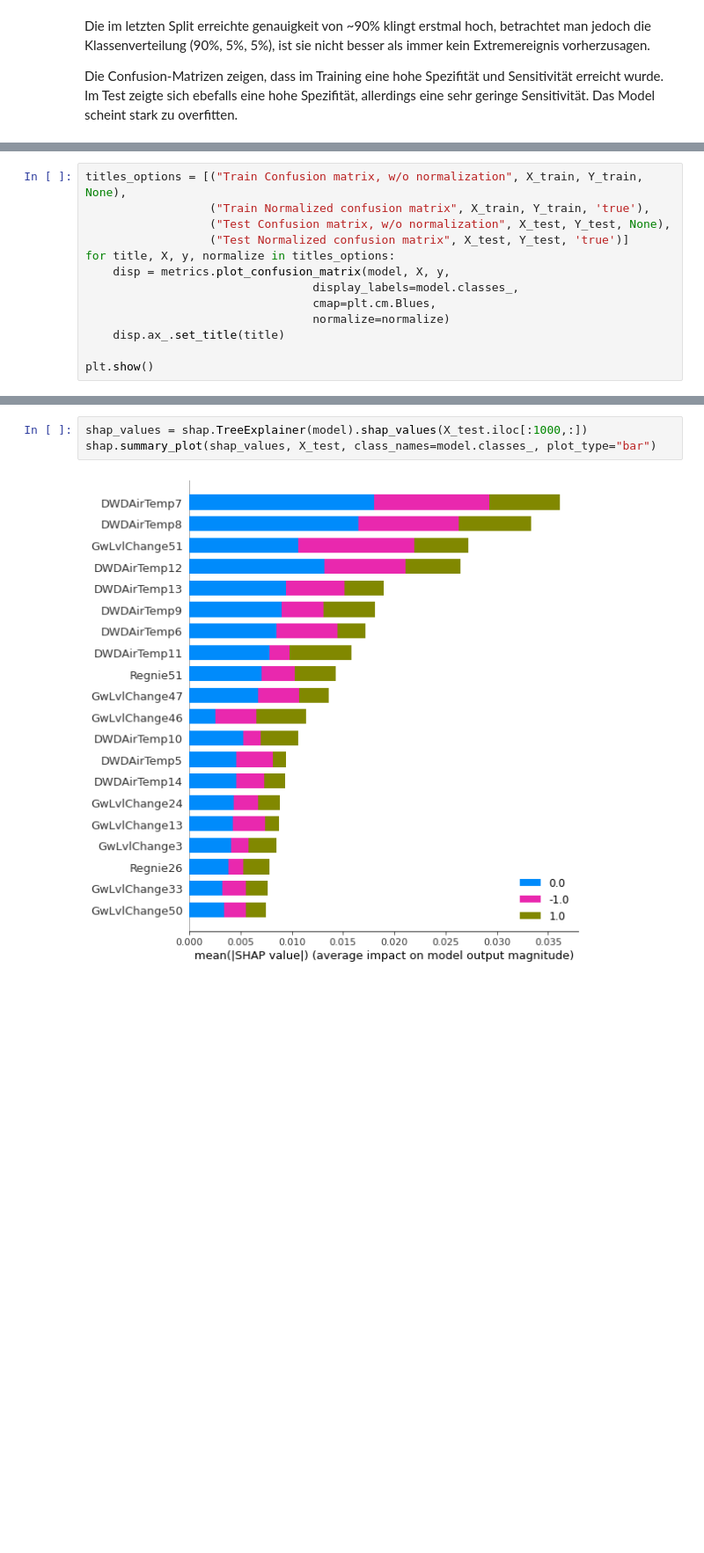
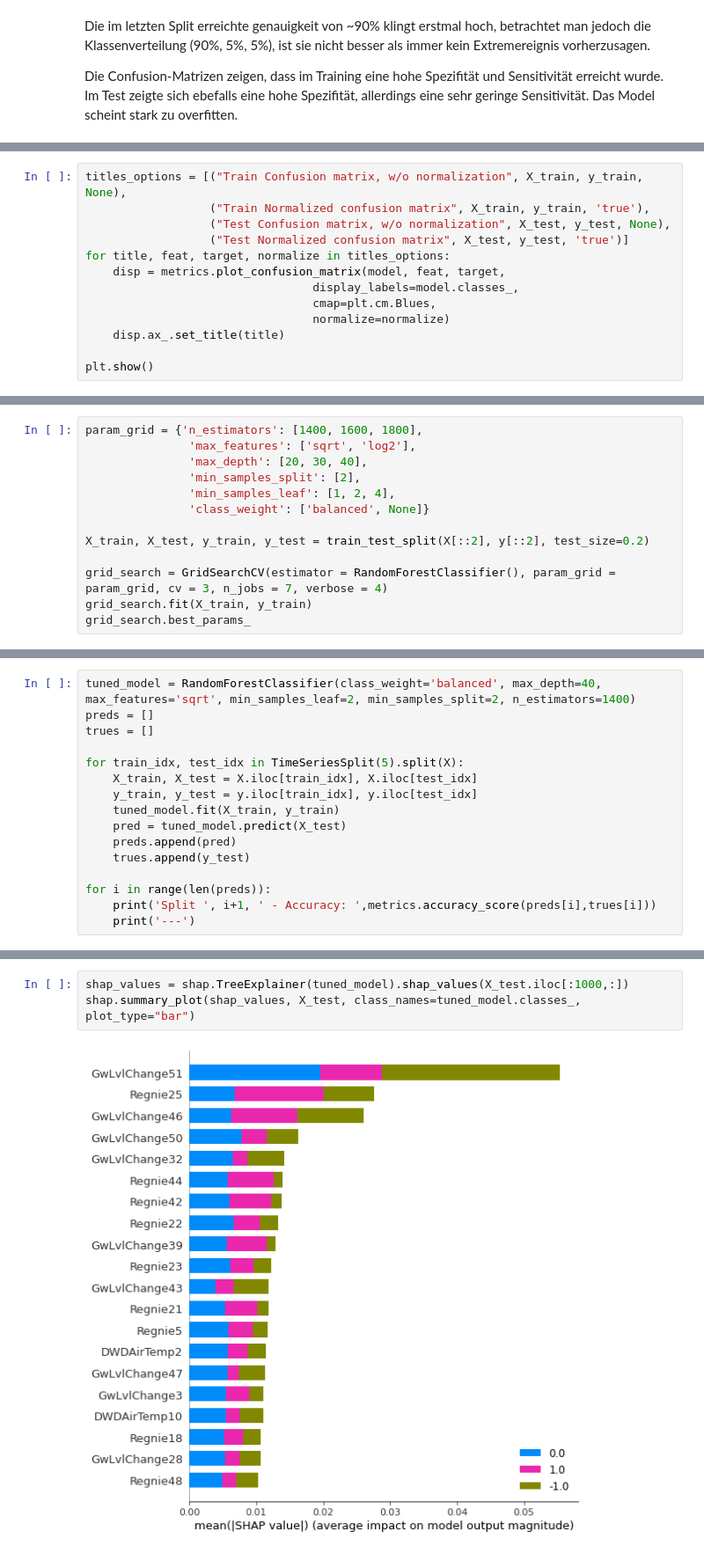
Before and after one commit to NHoose/BA-Dev, a Jupyter notebook: GruVXtreme/GruVXtreme-RF-PTGw.ipynb, the cells around one changed output, grey strips where cells are left out. Shown at 88% size. Drawn from its saved outputs; the diff is of its cells as text; blank space fills up the shorter version.

```diff
--- a/GruVXtreme/GruVXtreme-RF-PTGw.ipynb
+++ b/GruVXtreme/GruVXtreme-RF-PTGw.ipynb
@@ -112,10 +112,10 @@ Split  5  - Accuracy:  0.9393491964336419
 # %%
-titles_options = [("Train Confusion matrix, w/o normalization", X_train, Y_train, None),
-                  ("Train Normalized confusion matrix", X_train, Y_train, 'true'),
-                  ("Test Confusion matrix, w/o normalization", X_test, Y_test, None),
-                  ("Test Normalized confusion matrix", X_test, Y_test, 'true')]
-for title, X, y, normalize in titles_options:
-    disp = metrics.plot_confusion_matrix(model, X, y,
+titles_options = [("Train Confusion matrix, w/o normalization", X_train, y_train, None),
+                  ("Train Normalized confusion matrix", X_train, y_train, 'true'),
+                  ("Test Confusion matrix, w/o normalization", X_test, y_test, None),
+                  ("Test Normalized confusion matrix", X_test, y_test, 'true')]
+for title, feat, target, normalize in titles_options:
+    disp = metrics.plot_confusion_matrix(model, feat, target,
                                  display_labels=model.classes_,
                                  cmap=plt.cm.Blues,
                                  normalize=normalize)
@@ -129,0 +133,13 @@ plt.show()
+# %%
+param_grid = {'n_estimators': [1400, 1600, 1800],
+               'max_features': ['sqrt', 'log2'],
+               'max_depth': [20, 30, 40],
+               'min_samples_split': [2],
+               'min_samples_leaf': [1, 2, 4],
+               'class_weight': ['balanced', None]}
+
+X_train, X_test, y_train, y_test = train_test_split(X[::2], y[::2], test_size=0.2)
+
+grid_search = GridSearchCV(estimator = RandomForestClassifier(), param_grid = param_grid, cv = 3, n_jobs = 7, verbose = 4)
+grid_search.fit(X_train, y_train)
+grid_search.best_params_
@@ -129,0 +159,16 @@ plt.show()
+# %%
+tuned_model = RandomForestClassifier(class_weight='balanced', max_depth=40, max_features='sqrt', min_samples_leaf=2, min_samples_split=2, n_estimators=1400)
+preds = []
+trues = []
+
+for train_idx, test_idx in TimeSeriesSplit(5).split(X):
+    X_train, X_test = X.iloc[train_idx], X.iloc[test_idx]
+    y_train, y_test = y.iloc[train_idx], y.iloc[test_idx]
+    tuned_model.fit(X_train, y_train)
+    pred = tuned_model.predict(X_test)
+    preds.append(pred)
+    trues.append(y_test)
+
+for i in range(len(preds)):
+    print('Split ', i+1, ' - Accuracy: ',metrics.accuracy_score(preds[i],trues[i]))
+    print('---')
@@ -208,5 +287,5 @@ shap.summary_plot(shap_values, X_train, class_names=model.classes_, plot_type="b
 # %%
-shap_values = shap.TreeExplainer(model).shap_values(X_test.iloc[:1000,:])
-shap.summary_plot(shap_values, X_test, class_names=model.classes_, plot_type="bar")
+shap_values = shap.TreeExplainer(tuned_model).shap_values(X_test.iloc[:1000,:])
+shap.summary_plot(shap_values, X_test, class_names=tuned_model.classes_, plot_type="bar")
 # %% [output]
-[figure, old version]
+[figure, new version]
```
Also changed, not shown: parts of 24 cells of this notebook, 1 other file.
